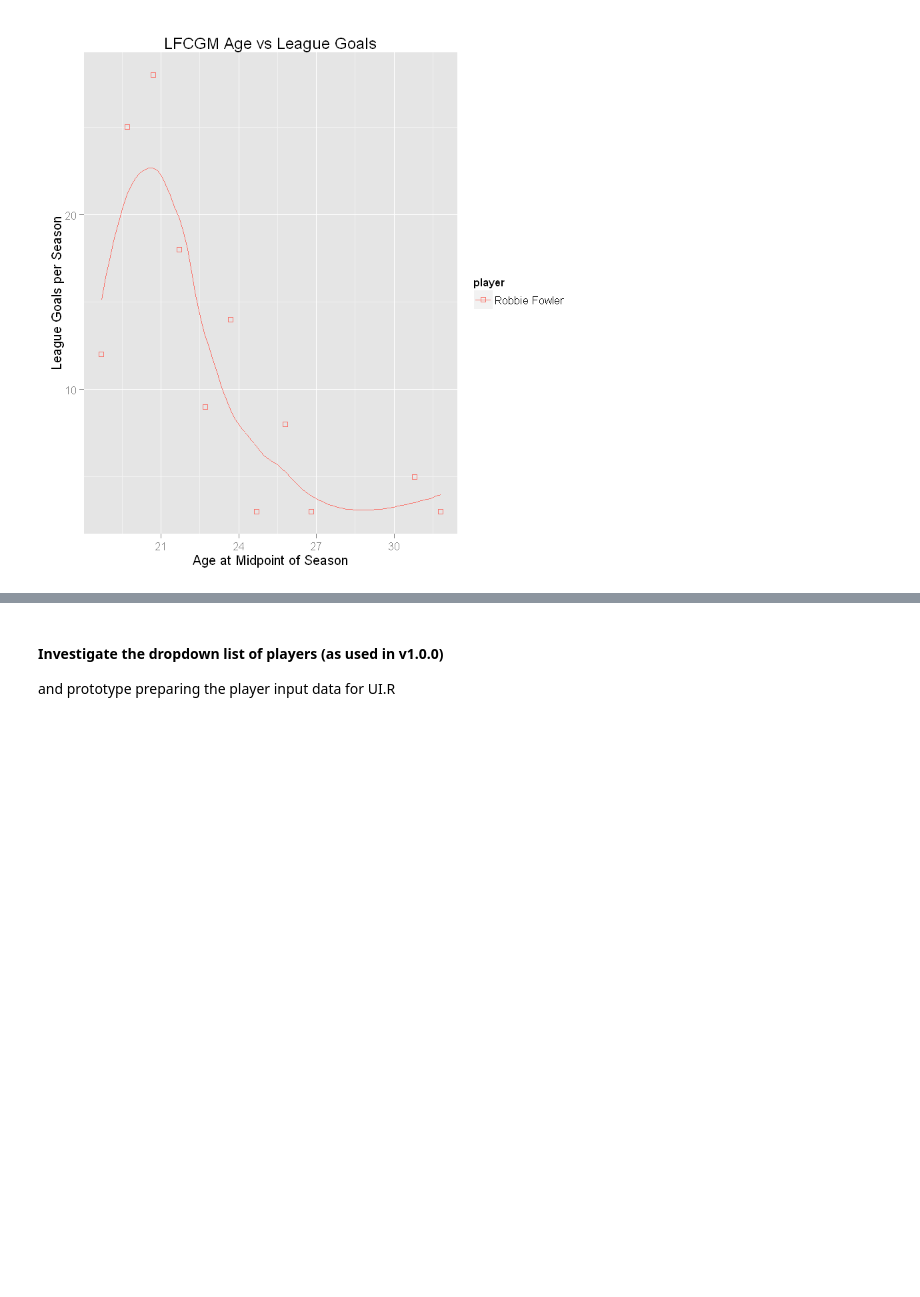
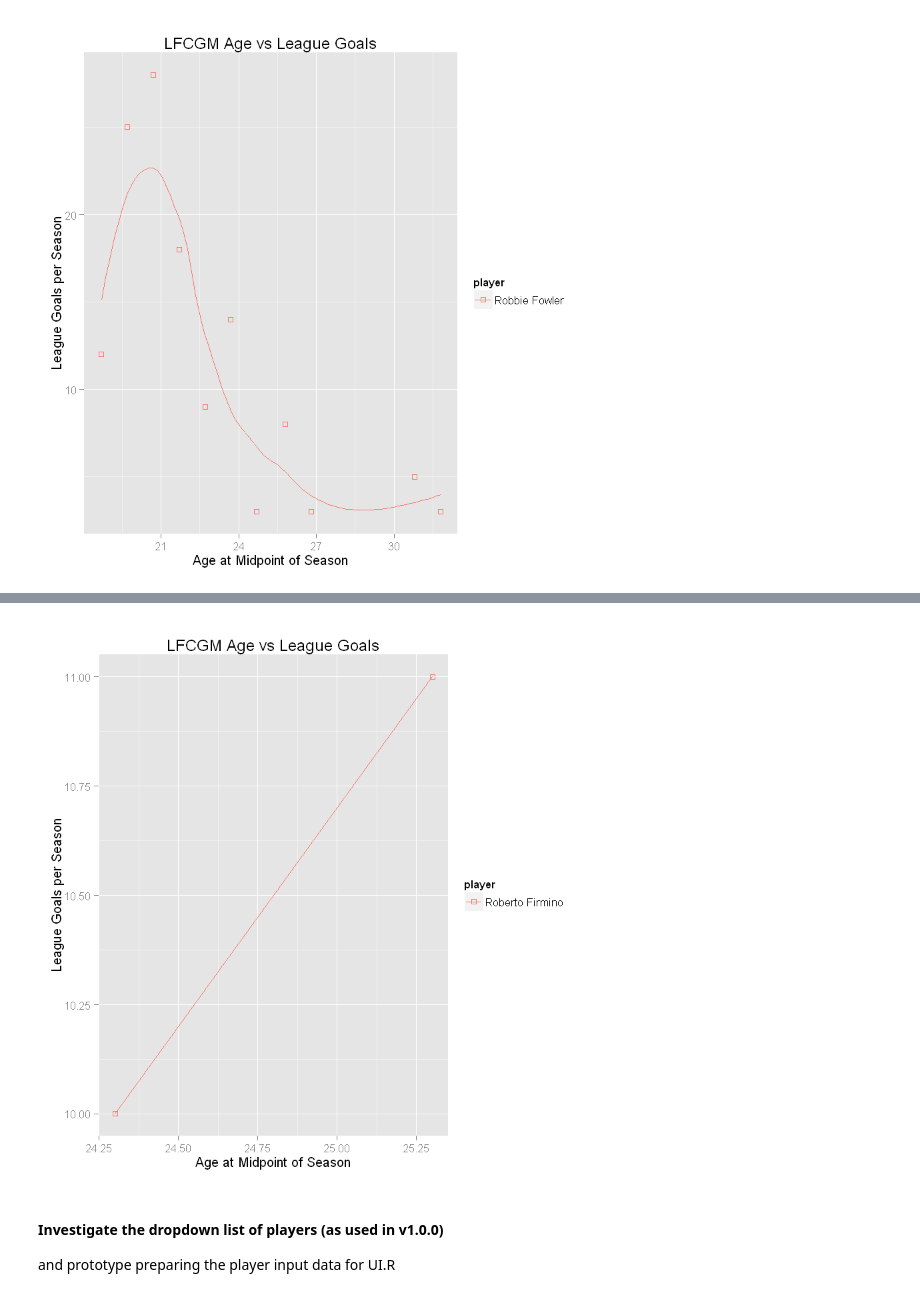
Before and after one commit to terrydolan/lfcgm, a Jupyter notebook: Rversion/lfcgmR.ipynb, the cells around one changed output, grey strips where cells are left out. Saved outputs shown, nothing was run; the diff lists cells and outputs as text; code cells hidden in the pictures; blank space fills up the shorter version.

```diff
--- a/Rversion/lfcgmR.ipynb
+++ b/Rversion/lfcgmR.ipynb
@@ -284,3 +284,10 @@ geom_smooth: method="auto" and size of largest group is <1000, so using loess. U
+# %%
+# check plot for a recent player
+players = c('Roberto Firmino')
+plt <- ggplot_age_vs_lgoals(dflfcgm, players)
+suppressWarnings(print(plt))
+# %% [output]
+[figure, added]
 # %% [markdown]
 #### Investigate the dropdown list of players (as used in v1.0.0)
 
```
Also changed, not shown: parts of 19 cells of this notebook, 2 other files.
